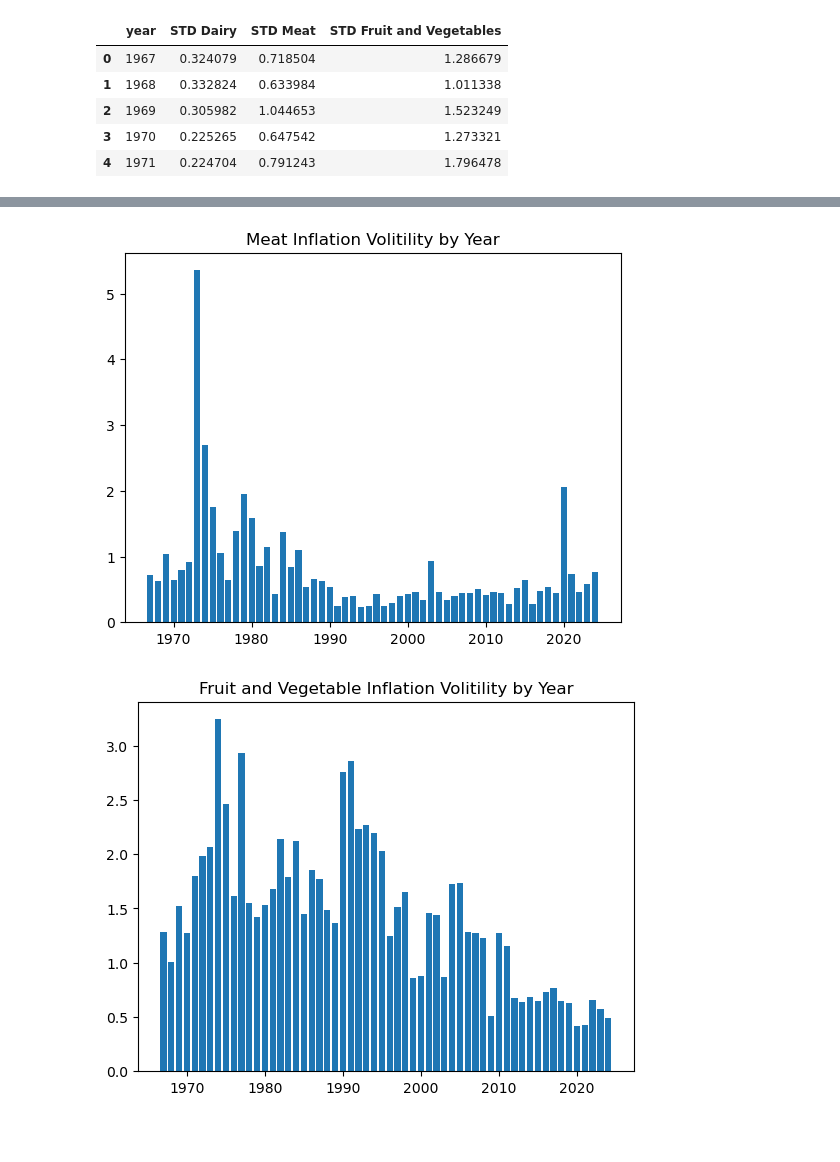
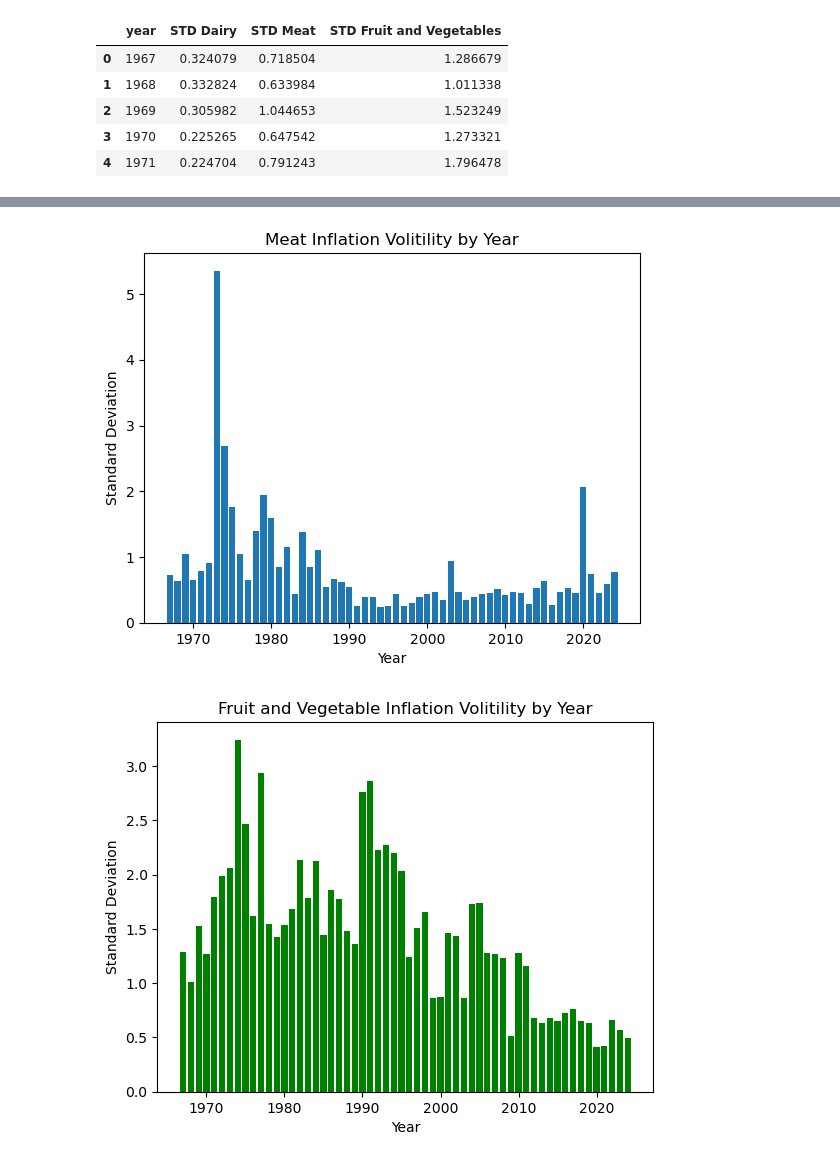
Before and after one commit to leowheeler1/InflationTrendsAnalysis, a Jupyter notebook: prioryears.ipynb, the cells around one changed output, grey strips where cells are left out. Saved outputs shown, nothing was run; the diff lists cells and outputs as text; code cells hidden in the pictures; blank space fills up the shorter version.

Commit message:
final prior year analysis

```diff
--- a/prioryears.ipynb
+++ b/prioryears.ipynb
@@ -292,12 +220,20 @@ plt.show()
 # %%
+#view annual STD of the monthly inflation rates for meat
 plt.bar(std_df['year'], std_df['STD Meat'])
 plt.title("Meat Inflation Volitility by Year")
+plt.ylabel("Standard Deviation")
+plt.xlabel("Year")
+plt.savefig("MeatVol.png")
 plt.show()
 # %% [output]
-[figure, old version]
+[figure, new version]
 # %%
-plt.bar(std_df['year'], std_df['STD Fruit and Vegetables'])
+#view annual STD of the monthly inflation rates for fruit/veg
+plt.bar(std_df['year'], std_df['STD Fruit and Vegetables'], color='green')
 plt.title("Fruit and Vegetable Inflation Volitility by Year")
+plt.ylabel("Standard Deviation")
+plt.xlabel("Year")
+plt.savefig("FVVol.png")
 plt.show()
 # %% [output]
-[figure, old version]
+[figure, new version]
```
Also changed, not shown: parts of 25 cells of this notebook.
